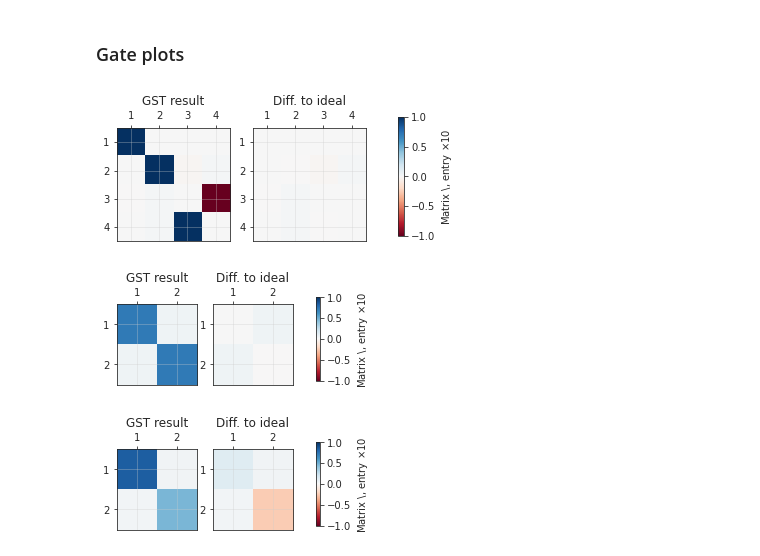
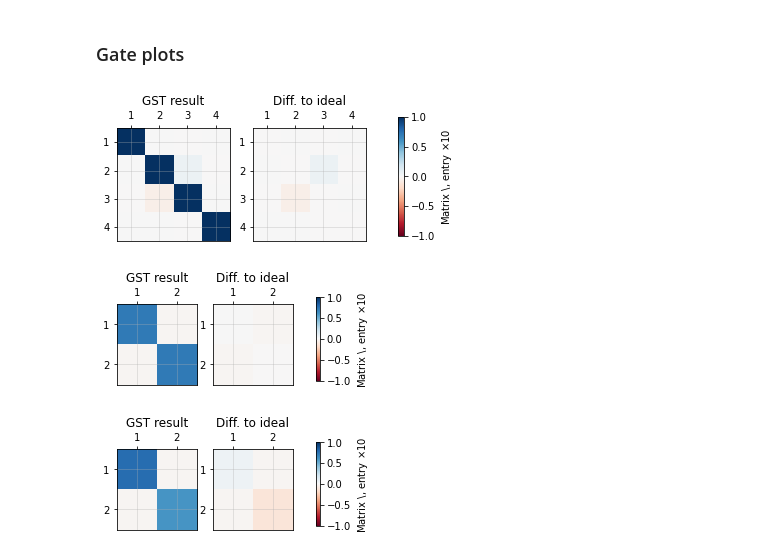
Before and after one commit to rabrie/qibocal, a Jupyter notebook: qw5q-single-qubit/qw5q-single.ipynb, the cells around one changed output. Saved outputs shown, nothing was run; the diff lists cells and outputs as text; code cells hidden in the pictures.

```diff
--- a/qw5q-single-qubit/qw5q-single.ipynb
+++ b/qw5q-single-qubit/qw5q-single.ipynb
@@ -70,7 +70,7 @@ for rK in [1,4]:
 ### Rank 1
 # %%
 for i in range(1,4):
-    filename = "results-qubit%i-slow"%i
+    filename = "results-qubit%i-fast"%i
     with open(filename, 'rb') as handle:
         b = pickle.load(handle)
     results = b['results']
@@ -149,13 +149,13 @@ for i in range(1,4):
 # %%
 X_pp, E_pp, rho_pp = compatibility.pygsti_model_to_arrays(gauge_optimized_mdl,basis = 'pp')
 X_t_pp, E_t_pp, rho_t_pp = compatibility.pygsti_model_to_arrays(std.target_model(),basis = 'pp')
 
-gate_index = 1
+gate_index = 0
 plot_diff(X_pp[gate_index], X_t_pp[gate_index])
 
 plot_diff(rho_pp.reshape(pdim,pdim), rho_t_pp.reshape(pdim,pdim))
 plot_diff(E_pp[0].reshape(pdim,pdim), E_t_pp[0].reshape(pdim,pdim))
 # %% [output]
-[figure, old version]
+[figure, new version]
 [figure]
-[figure, old version]
+[figure, new version]
```
Also changed, not shown: parts of 1 cell of this notebook, 1 other file.
